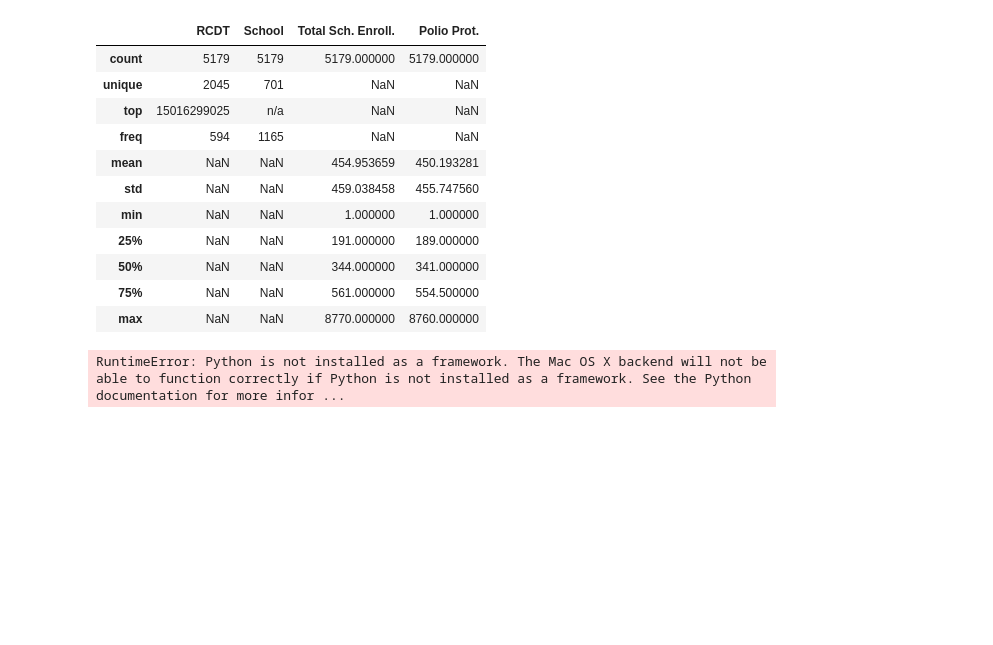
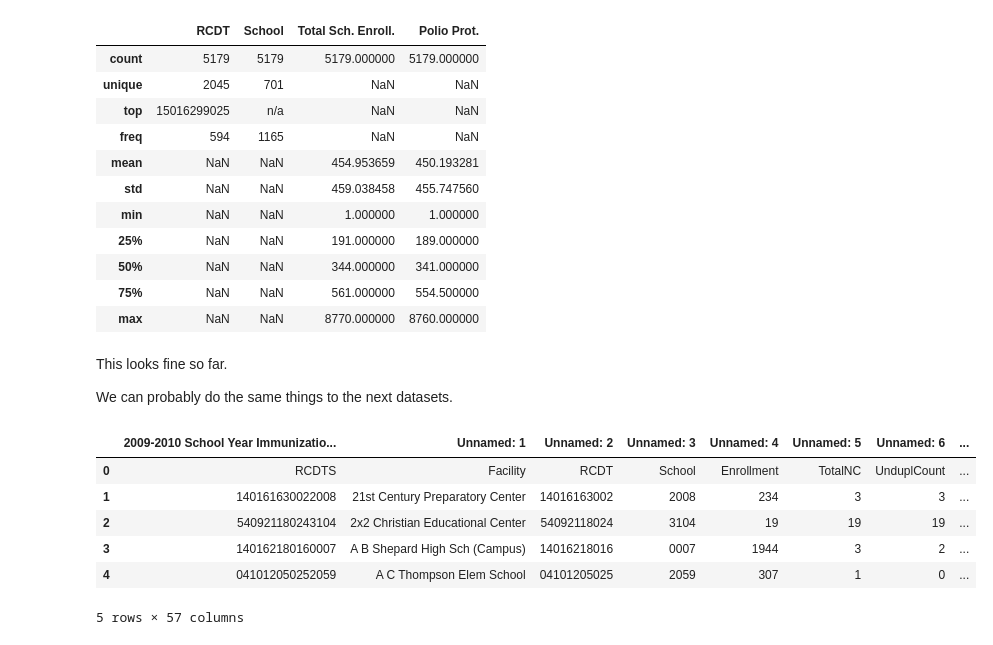
Before and after one commit to jakechen/data_cleansing_tutorial, a Jupyter notebook: notebooks/Untitled.ipynb, the cells around one changed output. Drawn from its saved outputs; the diff is of its cells as text; code cells hidden in the pictures; blank space fills up the shorter version.

```diff
--- a/notebooks/Untitled.ipynb
+++ b/notebooks/Untitled.ipynb
@@ -126,7 +126,17 @@ df04.describe(include='all')
 | 50% | NaN | NaN | 344.000000 | 341.000000 |
 | 75% | NaN | NaN | 561.000000 | 554.500000 |
 | max | NaN | NaN | 8770.000000 | 8760.000000 |
-# %%
-df04['Total Sch. Enroll.'].hist()
-# %% [output]
-RuntimeError: Python is not installed as a framework. The Mac OS X backend will not be able to function correctly if Python is not installed as a framework. See the Python documentation for more infor ...
+# %% [markdown]
+This looks fine so far.
+
+We can probably do the same things to the next datasets.
+# %%
+df09.head()
+# %% [output]
+|  | 2009-2010 School Year Immunizatio... | Unnamed: 1 | Unnamed: 2 | Unnamed: 3 | Unnamed: 4 | Unnamed: 5 | Unnamed: 6 | ... |
+| 0 | RCDTS | Facility | RCDT | School | Enrollment | TotalNC | UnduplCount | ... |
+| 1 | 140161630022008 | 21st Century Preparatory Center | 14016163002 | 2008 | 234 | 3 | 3 | ... |
+| 2 | 540921180243104 | 2x2 Christian Educational Center | 54092118024 | 3104 | 19 | 19 | 19 | ... |
+| 3 | 140162180160007 | A B Shepard High Sch (Campus) | 14016218016 | 0007 | 1944 | 3 | 2 | ... |
+| 4 | 041012050252059 | A C Thompson Elem School | 04101205025 | 2059 | 307 | 1 | 0 | ... |
+5 rows × 57 columns
```
Also changed, not shown: parts of 7 cells of this notebook.
